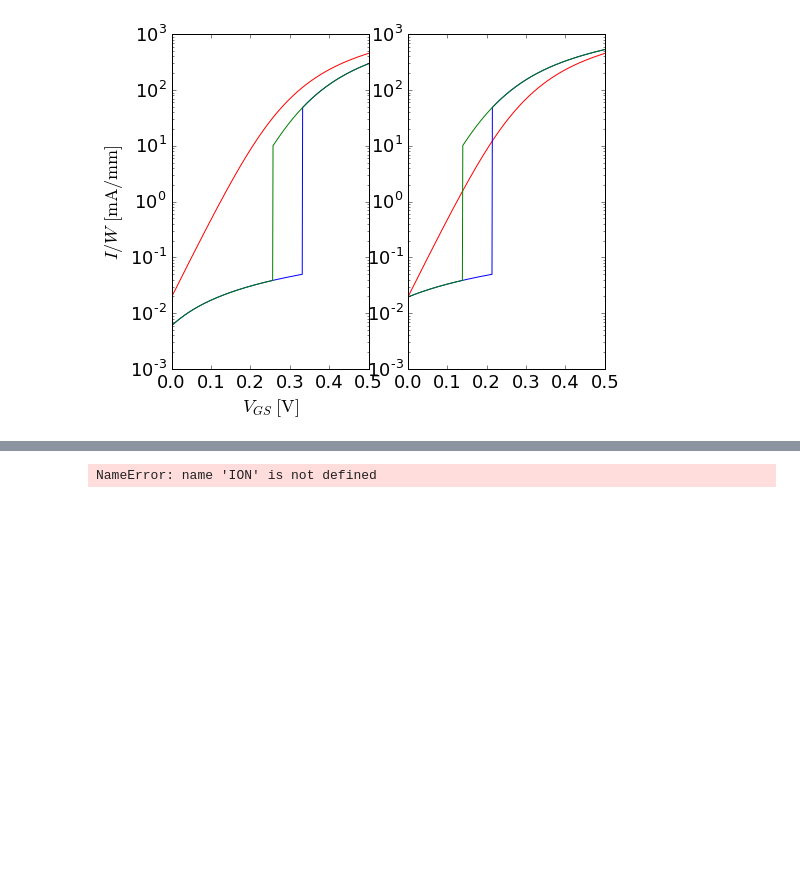
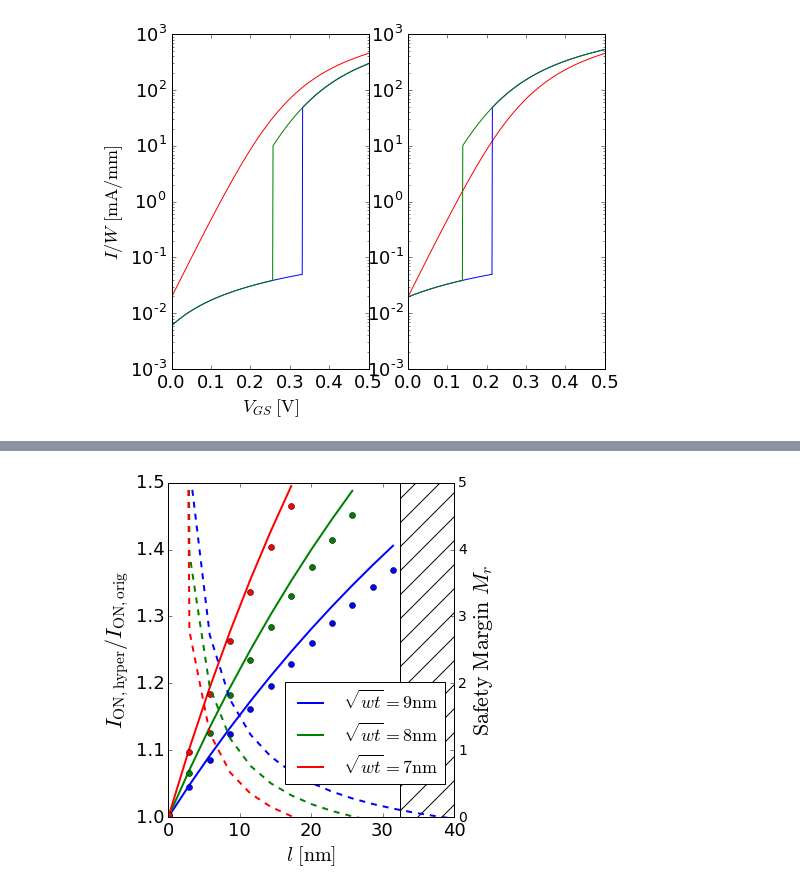
Before and after one commit to samueljamesbader/HyperFET_Project, a Jupyter notebook: DRC2017/Exploration/AbstractFigures.ipynb, the cells around one changed output, grey strips where cells are left out. Saved outputs shown, nothing was run; the diff lists cells and outputs as text; code cells hidden in the pictures; blank space fills up the shorter version.

```diff
--- a/DRC2017/Exploration/AbstractFigures.ipynb
+++ b/DRC2017/Exploration/AbstractFigures.ipynb
@@ -465,4 +472,0 @@ plt.plot(L,sg_appr)
-# %%
-ION
-# %% [output]
-NameError: name 'ION' is not defined
@@ -508,0 +473,75 @@ appr
+# %%
+plt.figure(figsize=(6,6))
+main=plt.gca()
+#marg=plt.axes([.57,.17,.3,.26])
+marg=main.twinx()
+L=np.linspace(0.1,40.0,15)
+
+#W=10
+#ION_extr,ION_appr,Ml,Mr,Mimt=sweep(L,[W**2])   # sqrt(18*5)
+#plt.sca(main)
+#lp=plt.plot(L,ION_appr/ion0,linewidth=2,label="$\sqrt{{wt}}={:g}\mathrm{{nm}}$".format(W))[0]
+#plt.plot(L,ION_extr/ion0,'o',color=lp.get_color())
+#plt.sca(marg)
+#plt.plot(L,Ml,'--',color=lp.get_color(),linewidth=2)
+##plt.plot(L,Mr,'--',color=lp.get_color())
+##plt.plot(L,Mimt,'-.',color=lp.get_color())
+
+W=9
+ION_extr,ION_appr,Ml,Mr,Mimt=sweep(L,[W**2]) # sqrt(15*5)
+plt.sca(main)
+lp=plt.plot(L,ION_appr/ion0,linewidth=2,label="$\sqrt{{wt}}={:g}\mathrm{{nm}}$".format(W))[0]
+plt.plot(L,ION_extr/ion0,'o',color=lp.get_color())
+plt.sca(marg)
+plt.plot(L,Ml,'--',color=lp.get_color(),linewidth=2)
+#plt.plot(L,Mr,'--',color=lp.get_color())
+#plt.plot(L,Mimt,'-.',color=lp.get_color())
+
+W=8
+ION_extr,ION_appr,Ml,Mr,Mimt=sweep(L,[W**2])
+plt.sca(main)
+lp=plt.plot(L,ION_appr/ion0,linewidth=2,label="$\sqrt{{wt}}={:g}\mathrm{{nm}}$".format(W))[0]
+plt.plot(L,ION_extr/ion0,'o',color=lp.get_color())
+plt.sca(marg)
+plt.plot(L,Ml,'--',color=lp.get_color(),linewidth=2)
+#plt.plot(L,Mr,'--',color=lp.get_color())
+#plt.plot(L,Mimt,'-.',color=lp.get_color())
+
+W=7
+ION_extr,ION_appr,Ml,Mr,Mimt=sweep(L,[W**2])
+plt.sca(main)
+lp=plt.plot(L,ION_appr/ion0,linewidth=2,label="$\sqrt{{wt}}={:g}\mathrm{{nm}}$".format(W))[0]
+plt.plot(L,ION_extr/ion0,'o',color=lp.get_color())
+plt.sca(marg)
+plt.plot(L,Ml,'--',color=lp.get_color(),linewidth=2)
+#plt.plot(L,Mr,'--',color=lp.get_color())
+#plt.plot(L,Mimt,'-.',color=lp.get_color())
+
+
+plt.sca(main)
+plt.ylabel(r"$I_\mathrm{ON,hyper}/I_\mathrm{ON,orig}$",fontsize=22)
+plt.xlabel(r"$l\mathrm{\ [nm]}$",fontsize=20)
+plt.ylim(1)
+plt.xlim(0,40)
+handles1, labels1 = main.get_legend_handles_labels()
+plt.sca(marg)
+plt.legend(handles1,labels1,loc="center right",bbox_to_anchor=(1,.25),fontsize=18)
+plt.ylim(0,5)
+plt.tick_params(labelsize=14)
+plt.gca().xaxis.set_major_locator(plticker.MultipleLocator(10))
+
+mintb=(VDD-fet.Vth/2)/(vo2_params['J_IMT']*vo2_params['rho_i'])
+plt.gca().add_patch(patches.Rectangle(
+        (mintb*1e9,plt.ylim()[0]),
+        plt.xlim()[1]-mintb*1e9,
+        plt.ylim()[1]-plt.ylim()[0],
+        hatch='/',edgecolor='k',fill=None))
+plt.ylabel("$\mathrm{Safety\ Margin\ } M_r$",fontsize=22)
+#plt.title("$\mathrm{Safety\ Margin}$",fontsize=18)
+
+plt.tight_layout()
+
+plt.savefig(os.path.join(ABSTRACT_IMAGE_DIR,"GainvsL.eps"))
+plt.savefig(os.path.join(ABSTRACT_IMAGE_DIR,"GainvsL.png"))
+# %% [output]
+[figure, added]
```
Also changed, not shown: parts of 24 cells of this notebook, 20 other files.
